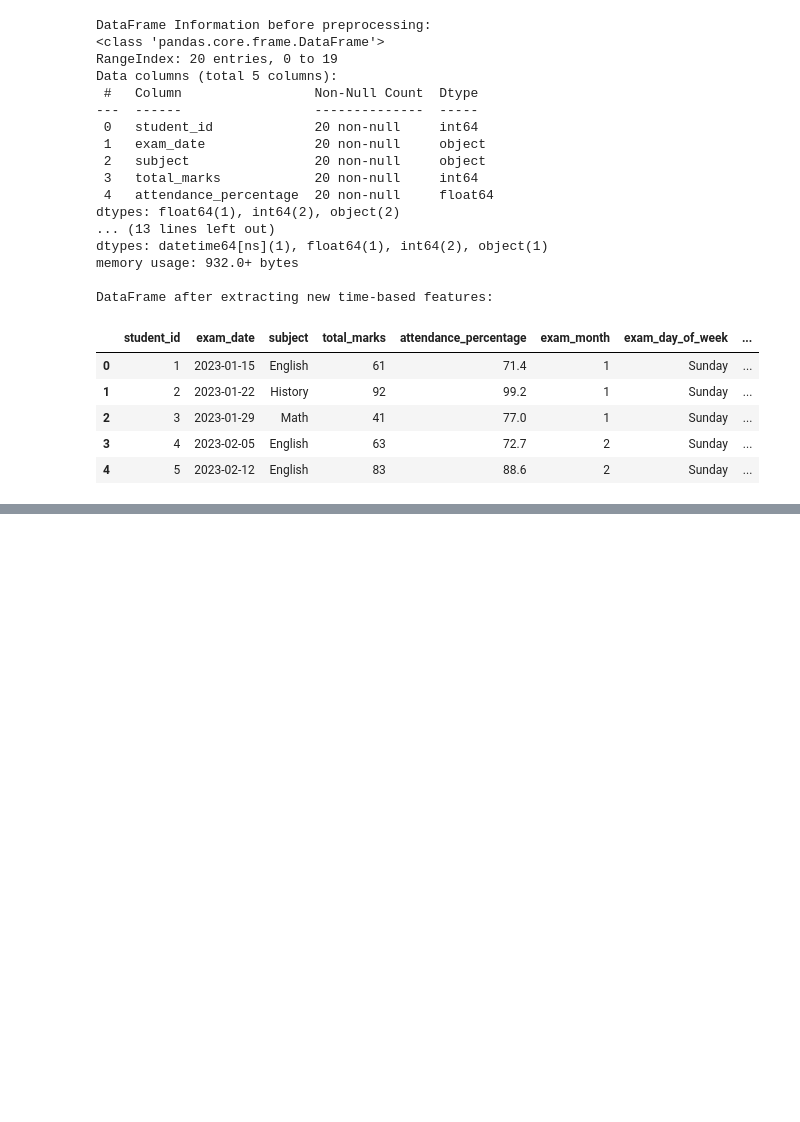
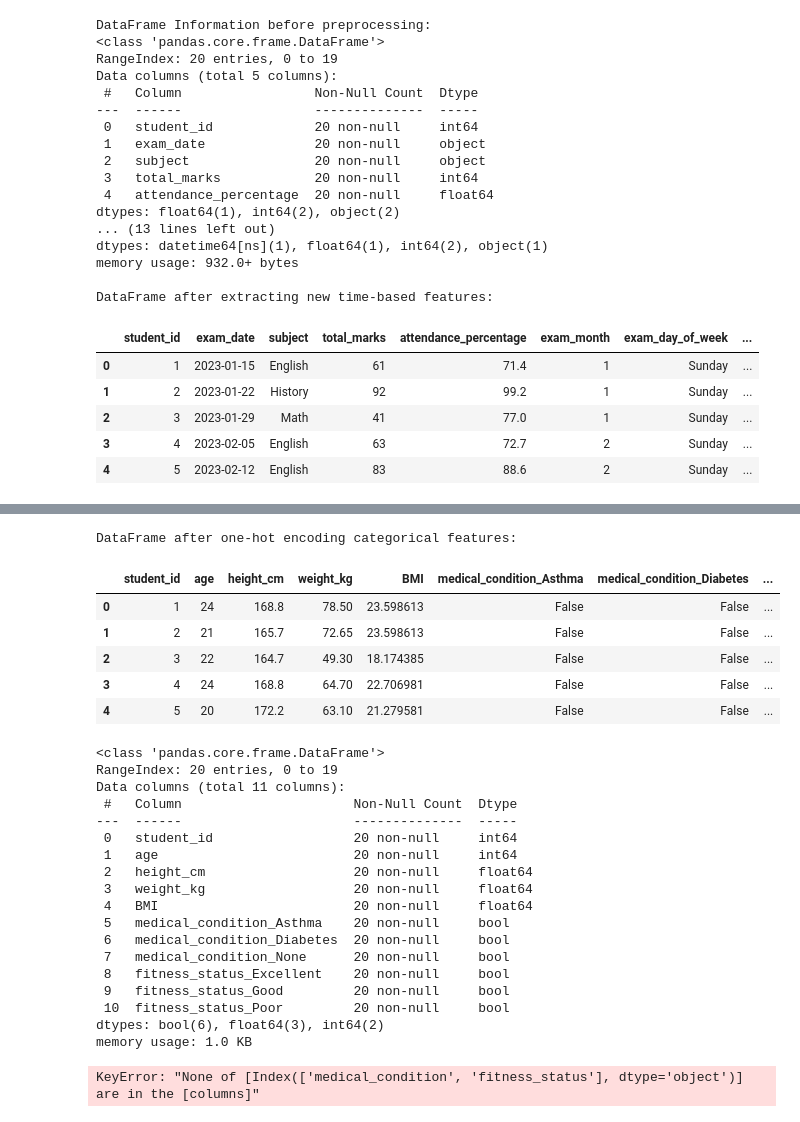
Before and after one commit to Udayan-12/AI.Assisted.Coding, a Jupyter notebook: lab.17.3.ipynb, the cells around one changed output, grey strips where cells are left out. Cells and saved outputs as stored; diff of their text form; code cells hidden in the pictures; blank space fills up the shorter version.

```diff
--- a/lab.17.3.ipynb
+++ b/lab.17.3.ipynb
@@ -240,0 +528,44 @@ DataFrame after extracting new time-based features:
+# %%
+# 2. Encode categorical features
+# One-hot encoding for 'medical_condition' and 'fitness_status'
+df_health = pd.get_dummies(df_health, columns=['medical_condition', 'fitness_status'], drop_first=True)
+
+print("\nDataFrame after one-hot encoding categorical features:")
+display(df_health.head())
+df_health.info()
+# %% [output]
+DataFrame after one-hot encoding categorical features:
+|  | student_id | age | height_cm | weight_kg | BMI | medical_condition_Asthma | medical_condition_Diabetes | ... |
+| 0 | 1 | 24 | 168.8 | 78.50 | 23.598613 | False | False | ... |
+| 1 | 2 | 21 | 165.7 | 72.65 | 23.598613 | False | False | ... |
+| 2 | 3 | 22 | 164.7 | 49.30 | 18.174385 | False | False | ... |
+| 3 | 4 | 24 | 168.8 | 64.70 | 22.706981 | False | False | ... |
+| 4 | 5 | 20 | 172.2 | 63.10 | 21.279581 | False | False | ... |
+<class 'pandas.core.frame.DataFrame'>
+RangeIndex: 20 entries, 0 to 19
+Data columns (total 11 columns):
+ #   Column                      Non-Null Count  Dtype
+---  ------                      --------------  -----
+ 0   student_id                  20 non-null     int64
+ 1   age                         20 non-null     int64
+ 2   height_cm                   20 non-null     float64
+ 3   weight_kg                   20 non-null     float64
+ 4   BMI                         20 non-null     float64
+ 5   medical_condition_Asthma    20 non-null     bool
+ 6   medical_condition_Diabetes  20 non-null     bool
+ 7   medical_condition_None      20 non-null     bool
+ 8   fitness_status_Excellent    20 non-null     bool
+ 9   fitness_status_Good         20 non-null     bool
+ 10  fitness_status_Poor         20 non-null     bool
+dtypes: bool(6), float64(3), int64(2)
+memory usage: 1.0 KB
+# %%
+# 2. Encode categorical features
+# One-hot encoding for 'medical_condition' and 'fitness_status'
+df_health = pd.get_dummies(df_health, columns=['medical_condition', 'fitness_status'], drop_first=True)
+
+print("\nDataFrame after one-hot encoding categorical features:")
+display(df_health.head())
+df_health.info()
+# %% [output]
+KeyError: "None of [Index(['medical_condition', 'fitness_status'], dtype='object')] are in the [columns]"
```
Also changed, not shown: parts of 13 cells of this notebook.
